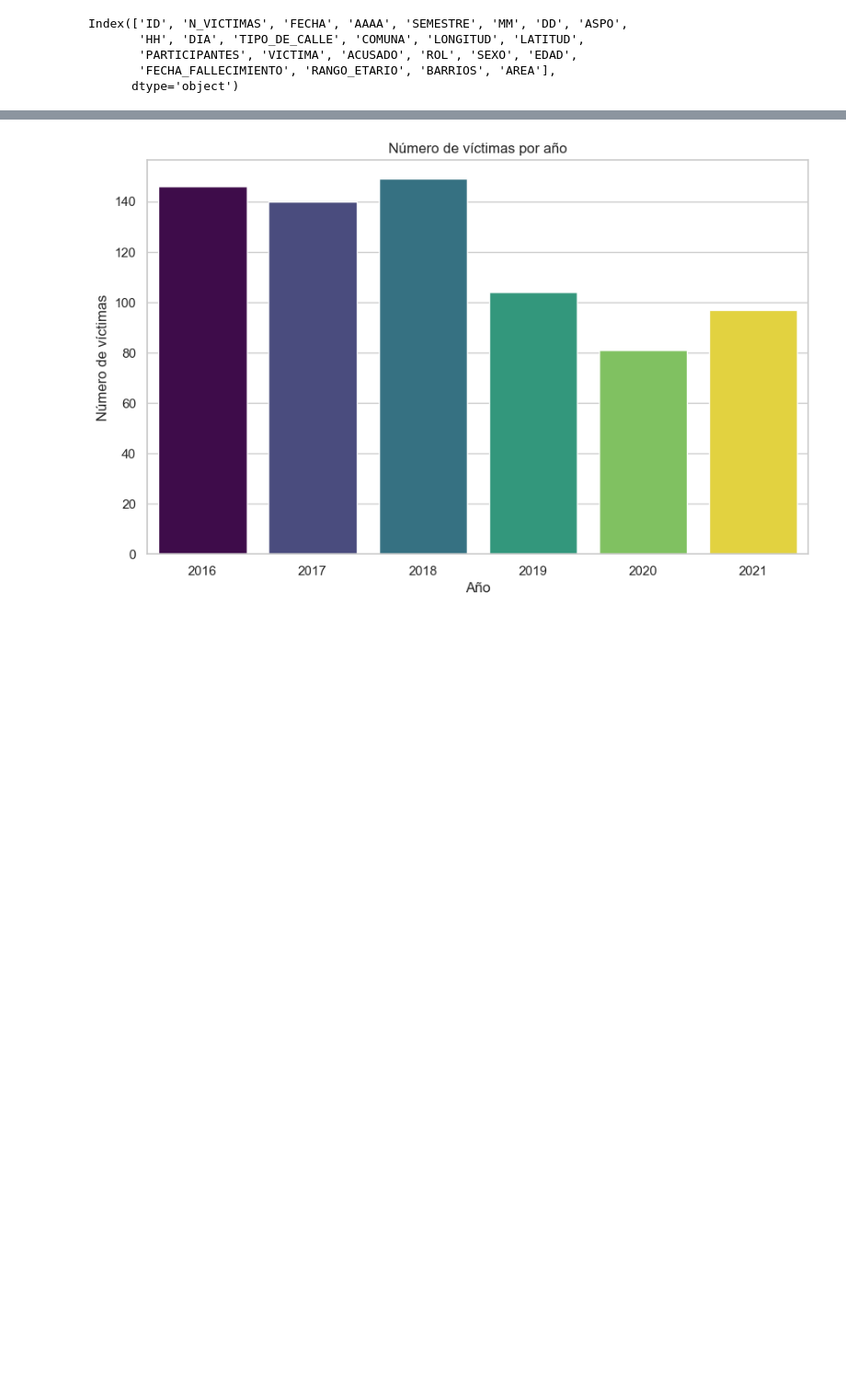
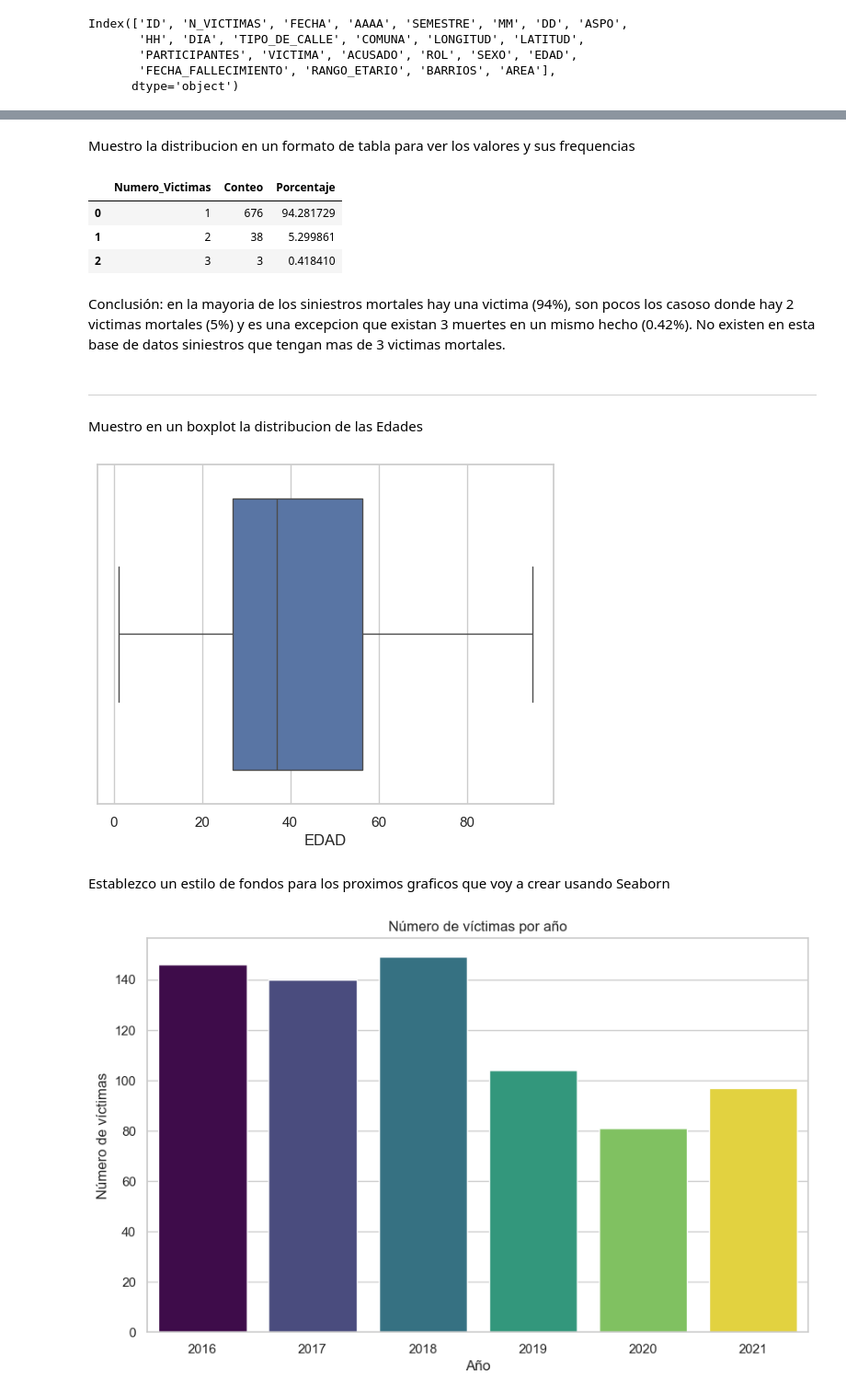
Before and after one commit to MarceloOrtizz/Proyecto_DA_Siniestros_Viales, a Jupyter notebook: eda.ipynb, the cells around one changed output, grey strips where cells are left out. Shown at 92% size. Drawn from its saved outputs; the diff is of its cells as text; code cells hidden in the pictures; blank space fills up the shorter version.

```diff
--- a/eda.ipynb
+++ b/eda.ipynb
@@ -150,0 +224,27 @@ sns.set(style="whitegrid")
+# %% [markdown]
+Muestro la distribucion en un formato de tabla para ver los valores y sus frequencias
+# %%
+conteo_victimas = df['N_VICTIMAS'].value_counts()
+df_conteo_victimas = pd.DataFrame(conteo_victimas).reset_index()
+df_conteo_victimas.columns = ['Numero_Victimas', 'Conteo']
+total_victimas = df_conteo_victimas['Conteo'].sum()
+df_conteo_victimas['Porcentaje'] = (df_conteo_victimas['Conteo'] / total_victimas) * 100
+df_conteo_victimas
+# %% [output]
+|  | Numero_Victimas | Conteo | Porcentaje |
+| 0 | 1 | 676 | 94.281729 |
+| 1 | 2 | 38 | 5.299861 |
+| 2 | 3 | 3 | 0.418410 |
+# %% [markdown]
+Conclusión: en la mayoria de los siniestros mortales hay una victima (94%), son pocos los casoso donde hay 2 victimas mortales (5%) y es una excepcion que existan 3 muertes en un mismo hecho (0.42%). No existen en esta base de datos siniestros que tengan mas de 3 victimas mortales.
+# %% [markdown]
+-------
+# %% [markdown]
+Muestro en un boxplot la distribucion de las Edades
+# %%
+sns.boxplot(x=df['EDAD'])
+plt.show()
+# %% [output]
+[figure, added]
+# %% [markdown]
+Establezco un estilo de fondos para los proximos graficos que voy a crear usando Seaborn
```
Also changed, not shown: parts of 22 cells of this notebook, 2 other files.
